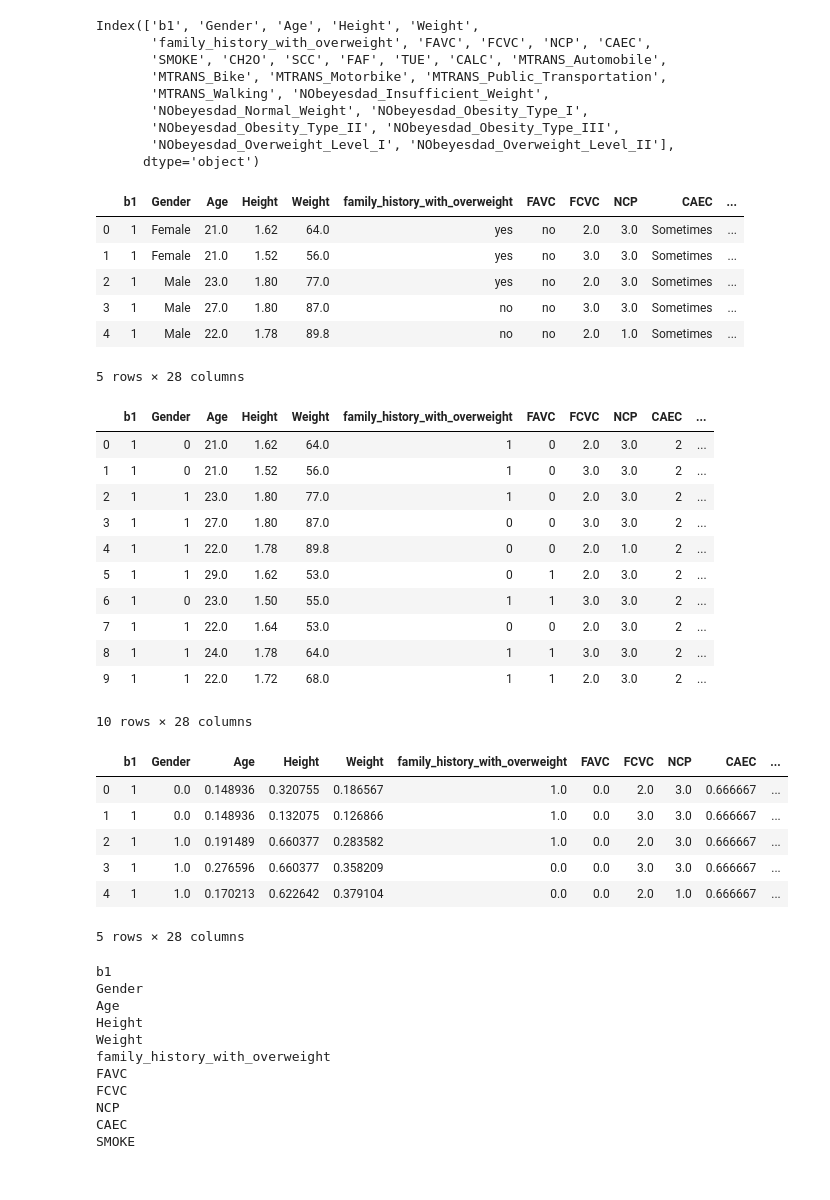
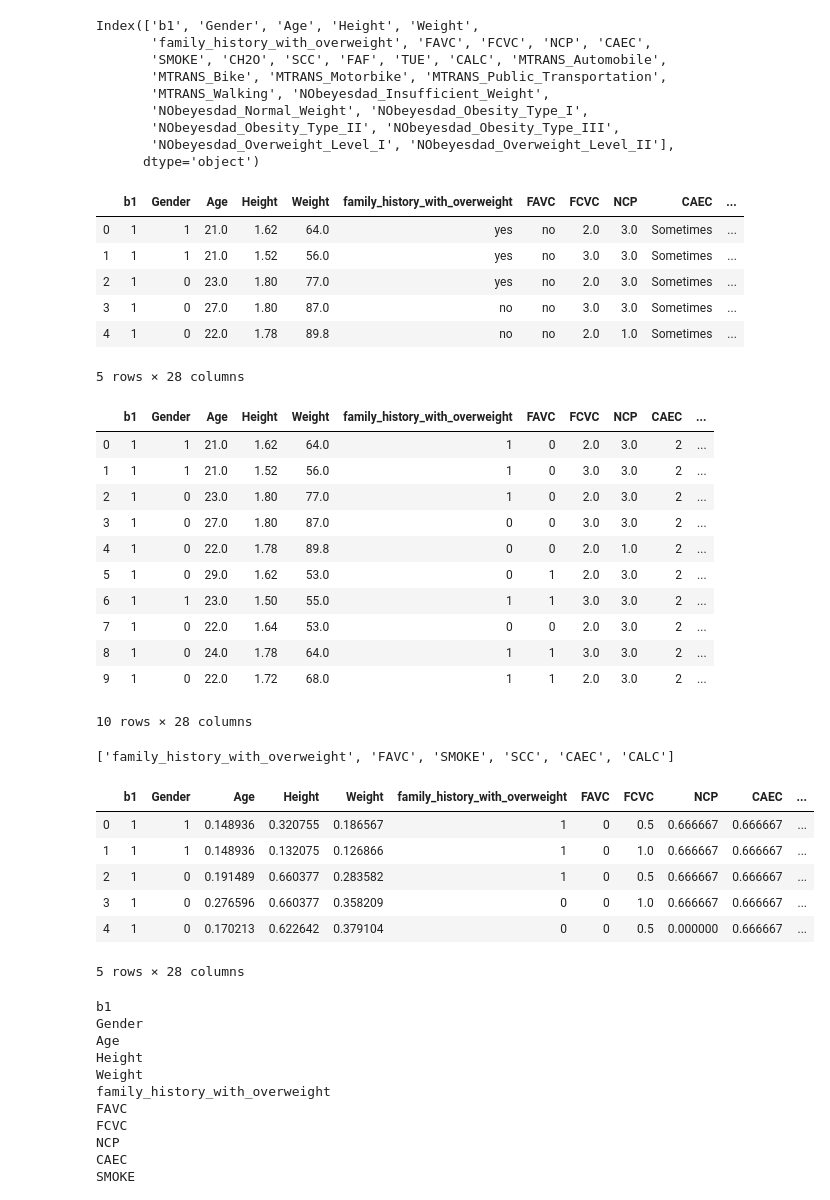
Before and after one commit to manohar2000/ML-AI-Labs, a Jupyter notebook: Lab 4/task_1_multiclass_logistic.ipynb, the cells around one changed output. Drawn from its saved outputs; the diff is of its cells as text; code cells hidden in the pictures.

```diff
--- a/Lab 4/task_1_multiclass_logistic.ipynb
+++ b/Lab 4/task_1_multiclass_logistic.ipynb
@@ -166,3 +166,6 @@ data.head()
 | 2 | 1 | Male | 23.0 | 1.80 | 77.0 | yes | no | 2.0 | 3.0 | Sometimes | ... |
 | 3 | 1 | Male | 27.0 | 1.80 | 87.0 | no | no | 3.0 | 3.0 | Sometimes | ... |
 | 4 | 1 | Male | 22.0 | 1.78 | 89.8 | no | no | 2.0 | 1.0 | Sometimes | ... |
+# %%
+data['Gender'] = data['Gender'].map({'Female' : 1, 'Male' : 0})
+data.head()
@@ -184,49 +194,53 @@ Index(['b1', 'Gender', 'Age', 'Height', 'Weight',
 data.head()
 # %% [output]
 |  | b1 | Gender | Age | Height | Weight | family_history_with_overweight | FAVC | FCVC | NCP | CAEC | ... |
-| 0 | 1 | Female | 21.0 | 1.62 | 64.0 | yes | no | 2.0 | 3.0 | Sometimes | ... |
-| 1 | 1 | Female | 21.0 | 1.52 | 56.0 | yes | no | 3.0 | 3.0 | Sometimes | ... |
-| 2 | 1 | Male | 23.0 | 1.80 | 77.0 | yes | no | 2.0 | 3.0 | Sometimes | ... |
-| 3 | 1 | Male | 27.0 | 1.80 | 87.0 | no | no | 3.0 | 3.0 | Sometimes | ... |
-| 4 | 1 | Male | 22.0 | 1.78 | 89.8 | no | no | 2.0 | 1.0 | Sometimes | ... |
+| 0 | 1 | 1 | 21.0 | 1.62 | 64.0 | yes | no | 2.0 | 3.0 | Sometimes | ... |
+| 1 | 1 | 1 | 21.0 | 1.52 | 56.0 | yes | no | 3.0 | 3.0 | Sometimes | ... |
+| 2 | 1 | 0 | 23.0 | 1.80 | 77.0 | yes | no | 2.0 | 3.0 | Sometimes | ... |
+| 3 | 1 | 0 | 27.0 | 1.80 | 87.0 | no | no | 3.0 | 3.0 | Sometimes | ... |
+| 4 | 1 | 0 | 22.0 | 1.78 | 89.8 | no | no | 2.0 | 1.0 | Sometimes | ... |
 5 rows × 28 columns
 # %%
 from sklearn.preprocessing import LabelEncoder
 le = LabelEncoder()
 
-features = ["Gender","family_history_with_overweight","FAVC","SMOKE","SCC","CAEC","CALC"]
+features = ["family_history_with_overweight","FAVC","SMOKE","SCC","CAEC","CALC"]
 data[features] = data[features].apply(le.fit_transform)
 
 data.head(10)
 # %% [output]
 |  | b1 | Gender | Age | Height | Weight | family_history_with_overweight | FAVC | FCVC | NCP | CAEC | ... |
-| 0 | 1 | 0 | 21.0 | 1.62 | 64.0 | 1 | 0 | 2.0 | 3.0 | 2 | ... |
-| 1 | 1 | 0 | 21.0 | 1.52 | 56.0 | 1 | 0 | 3.0 | 3.0 | 2 | ... |
-| 2 | 1 | 1 | 23.0 | 1.80 | 77.0 | 1 | 0 | 2.0 | 3.0 | 2 | ... |
-| 3 | 1 | 1 | 27.0 | 1.80 | 87.0 | 0 | 0 | 3.0 | 3.0 | 2 | ... |
-| 4 | 1 | 1 | 22.0 | 1.78 | 89.8 | 0 | 0 | 2.0 | 1.0 | 2 | ... |
-| 5 | 1 | 1 | 29.0 | 1.62 | 53.0 | 0 | 1 | 2.0 | 3.0 | 2 | ... |
-| 6 | 1 | 0 | 23.0 | 1.50 | 55.0 | 1 | 1 | 3.0 | 3.0 | 2 | ... |
-| 7 | 1 | 1 | 22.0 | 1.64 | 53.0 | 0 | 0 | 2.0 | 3.0 | 2 | ... |
-| 8 | 1 | 1 | 24.0 | 1.78 | 64.0 | 1 | 1 | 3.0 | 3.0 | 2 | ... |
-| 9 | 1 | 1 | 22.0 | 1.72 | 68.0 | 1 | 1 | 2.0 | 3.0 | 2 | ... |
+| 0 | 1 | 1 | 21.0 | 1.62 | 64.0 | 1 | 0 | 2.0 | 3.0 | 2 | ... |
+| 1 | 1 | 1 | 21.0 | 1.52 | 56.0 | 1 | 0 | 3.0 | 3.0 | 2 | ... |
+| 2 | 1 | 0 | 23.0 | 1.80 | 77.0 | 1 | 0 | 2.0 | 3.0 | 2 | ... |
+| 3 | 1 | 0 | 27.0 | 1.80 | 87.0 | 0 | 0 | 3.0 | 3.0 | 2 | ... |
+| 4 | 1 | 0 | 22.0 | 1.78 | 89.8 | 0 | 0 | 2.0 | 1.0 | 2 | ... |
+| 5 | 1 | 0 | 29.0 | 1.62 | 53.0 | 0 | 1 | 2.0 | 3.0 | 2 | ... |
+| 6 | 1 | 1 | 23.0 | 1.50 | 55.0 | 1 | 1 | 3.0 | 3.0 | 2 | ... |
+| 7 | 1 | 0 | 22.0 | 1.64 | 53.0 | 0 | 0 | 2.0 | 3.0 | 2 | ... |
+| 8 | 1 | 0 | 24.0 | 1.78 | 64.0 | 1 | 1 | 3.0 | 3.0 | 2 | ... |
+| 9 | 1 | 0 | 22.0 | 1.72 | 68.0 | 1 | 1 | 2.0 | 3.0 | 2 | ... |
 10 rows × 28 columns
+# %%
+print(features)
+# %% [output]
+['family_history_with_overweight', 'FAVC', 'SMOKE', 'SCC', 'CAEC', 'CALC']
 # %%
 from sklearn.preprocessing import MinMaxScaler
 
 sc = MinMaxScaler()
 
-num_features = ["Age","Weight","Height"] + features
+num_features = ["Age","Weight","Height","FCVC","NCP","CAEC","CH2O","FAF","TUE","CALC"]
 
 data[num_features] = sc.fit_transform(pd.DataFrame(data[num_features]))
 data.head()
 # %% [output]
 |  | b1 | Gender | Age | Height | Weight | family_history_with_overweight | FAVC | FCVC | NCP | CAEC | ... |
-| 0 | 1 | 0.0 | 0.148936 | 0.320755 | 0.186567 | 1.0 | 0.0 | 2.0 | 3.0 | 0.666667 | ... |
-| 1 | 1 | 0.0 | 0.148936 | 0.132075 | 0.126866 | 1.0 | 0.0 | 3.0 | 3.0 | 0.666667 | ... |
-| 2 | 1 | 1.0 | 0.191489 | 0.660377 | 0.283582 | 1.0 | 0.0 | 2.0 | 3.0 | 0.666667 | ... |
-| 3 | 1 | 1.0 | 0.276596 | 0.660377 | 0.358209 | 0.0 | 0.0 | 3.0 | 3.0 | 0.666667 | ... |
-| 4 | 1 | 1.0 | 0.170213 | 0.622642 | 0.379104 | 0.0 | 0.0 | 2.0 | 1.0 | 0.666667 | ... |
+| 0 | 1 | 1 | 0.148936 | 0.320755 | 0.186567 | 1 | 0 | 0.5 | 0.666667 | 0.666667 | ... |
+| 1 | 1 | 1 | 0.148936 | 0.132075 | 0.126866 | 1 | 0 | 1.0 | 0.666667 | 0.666667 | ... |
+| 2 | 1 | 0 | 0.191489 | 0.660377 | 0.283582 | 1 | 0 | 0.5 | 0.666667 | 0.666667 | ... |
+| 3 | 1 | 0 | 0.276596 | 0.660377 | 0.358209 | 0 | 0 | 1.0 | 0.666667 | 0.666667 | ... |
+| 4 | 1 | 0 | 0.170213 | 0.622642 | 0.379104 | 0 | 0 | 0.5 | 0.000000 | 0.666667 | ... |
 5 rows × 28 columns
 # %%
 for i in data.columns:
```
Also changed, not shown: parts of 8 cells of this notebook.
